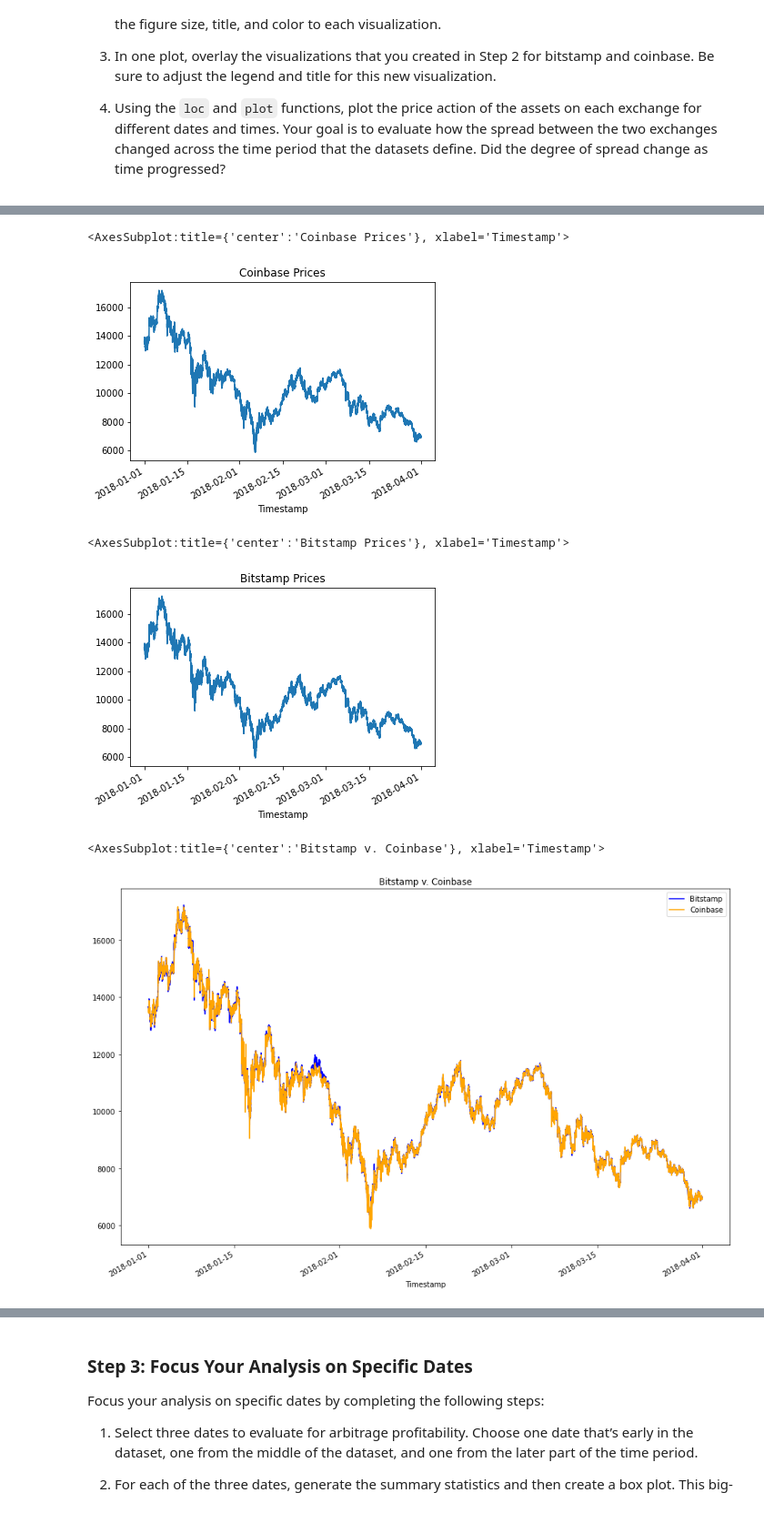
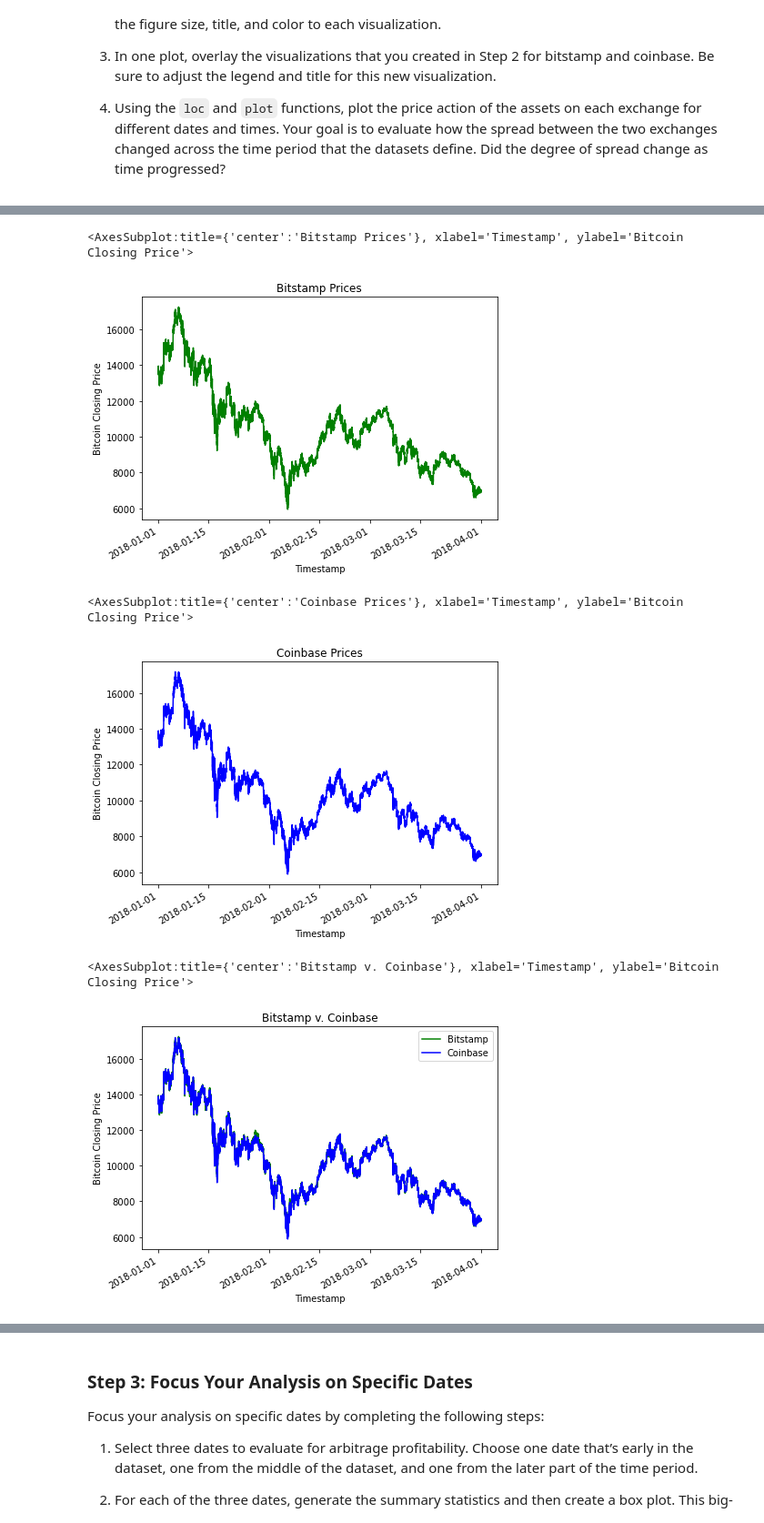
Before and after one commit to QuinnStroube/Bitcoin_Arbitrage_Analysis, a Jupyter notebook: Starter_Code/crypto_arbitrage.ipynb, the cells around one changed output, grey strips where cells are left out. Shown: that part at 91% size. Cells and saved outputs as stored; diff of their text form; code cells hidden in the pictures.

```diff
--- a/Starter_Code/crypto_arbitrage.ipynb
+++ b/Starter_Code/crypto_arbitrage.ipynb
@@ -209,8 +209,8 @@ Select the data you want to analyze. Use `loc` or `iloc` to select the following
 * Close
 # %%
 # Use loc or iloc to select `Timestamp (the index)` and `Close` from bitstamp DataFrame
-bitstamp_sliced = # YOUR CODE HERE
+bitstamp_sliced = bitstamp_df.loc[:,"Close"]
 
 # Review the first five rows of the DataFrame
-# YOUR CODE HERE
+bitstamp_sliced.head()
 # %% [output]
@@ -224,7 +224,7 @@ bitstamp_sliced = # YOUR CODE HERE
 # %%
 # Use loc or iloc to select `Timestamp (the index)` and `Close` from coinbase DataFrame
-coinbase_sliced = # YOUR CODE HERE
+coinbase_sliced = coinbase_df.loc[:,"Close"]
 
 # Review the first five rows of the DataFrame
-# YOUR CODE HERE
+coinbase_sliced.head()
 # %% [output]
@@ -276,25 +276,26 @@ Sort through the time series data associated with the bitstamp and coinbase Data
 # %%
 # Create a line plot for the bitstamp DataFrame for the full length of time in the dataset
 # Be sure that the figure size, title, and color are tailored to each visualization
-# YOUR CODE HERE
+bitstamp_sliced.plot(title="Bitstamp Prices",xlabel="Timestamp",ylabel="Bitcoin Closing Price",color="Green",figsize=(7,5))
 # %% [output]
-<AxesSubplot:title={'center':'Coinbase Prices'}, xlabel='Timestamp'>
+<AxesSubplot:title={'center':'Bitstamp Prices'}, xlabel='Timestamp', ylabel='Bitcoin Closing Price'>
-[figure, old version]
+[figure, new version]
 # %%
 # Create a line plot for the coinbase DataFrame for the full length of time in the dataset
 # Be sure that the figure size, title, and color are tailored to each visualization
-# YOUR CODE HERE
+coinbase_sliced.plot(title="Coinbase Prices",xlabel="Timestamp",ylabel="Bitcoin Closing Price",color="Blue",figsize=(7,5))
 # %% [output]
-<AxesSubplot:title={'center':'Bitstamp Prices'}, xlabel='Timestamp'>
+<AxesSubplot:title={'center':'Coinbase Prices'}, xlabel='Timestamp', ylabel='Bitcoin Closing Price'>
-[figure, old version]
+[figure, new version]
 # %%
 # Overlay the visualizations for the bitstamp and coinbase DataFrames in one plot
 # The plot should visualize the prices over the full lenth of the dataset
 # Be sure to include the parameters: legend, figure size, title, and color and label
-# YOUR CODE HERE
+bitstamp_sliced.plot(title="Bitstamp v. Coinbase",legend=True,xlabel="Timestamp",ylabel="Bitcoin Closing Price",color="Green",figsize=(7,5),label="Bitstamp")
+coinbase_sliced.plot(title="Bitstamp v. Coinbase",legend=True,xlabel="Timestamp",ylabel="Bitcoin Closing Price",color="Blue",figsize=(7,5),label="Coinbase")
 # %% [output]
-<AxesSubplot:title={'center':'Bitstamp v. Coinbase'}, xlabel='Timestamp'>
+<AxesSubplot:title={'center':'Bitstamp v. Coinbase'}, xlabel='Timestamp', ylabel='Bitcoin Closing Price'>
-[figure, old version]
+[figure, new version]
 # %%
 # Using the loc and plot functions, create an overlay plot that visualizes
 # the price action of both DataFrames for a one month period early in the dataset
```
Also changed, not shown: parts of 16 cells of this notebook.
